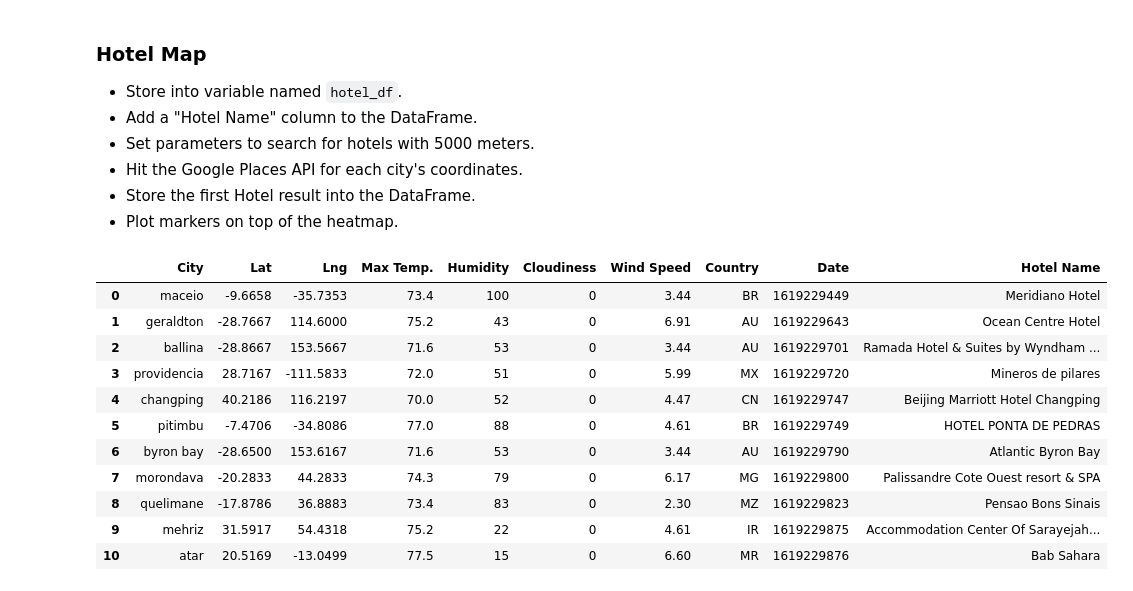
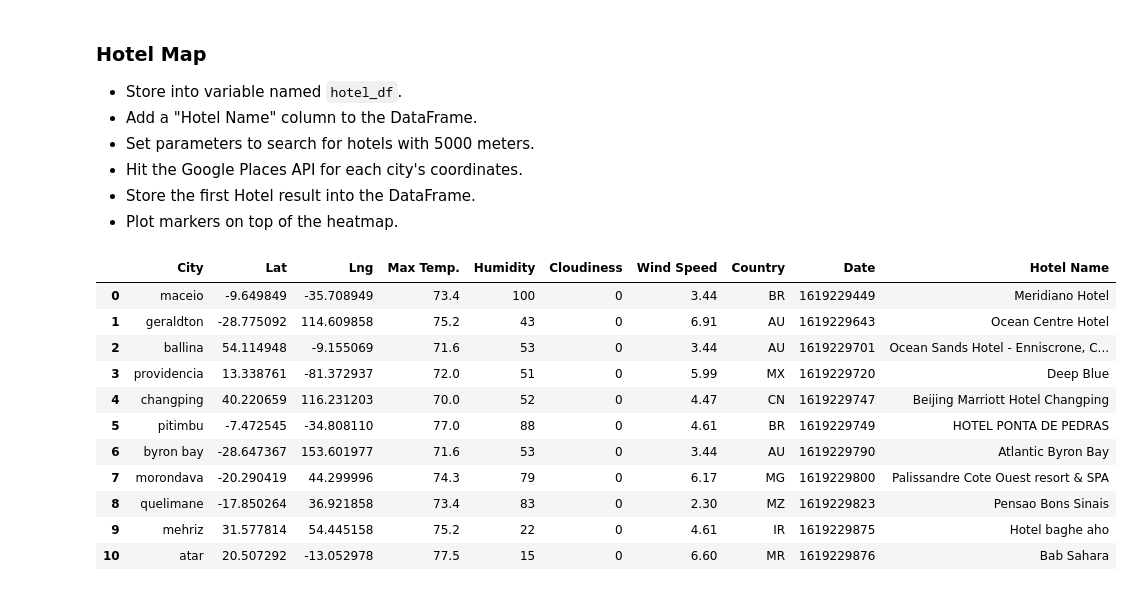
Before and after one commit to m36418o/python-api-challenge, a Jupyter notebook: VacationPy/VacationPy.ipynb, the cells around one changed output. Drawn from its saved outputs; the diff is of its cells as text; code cells hidden in the pictures.

```diff
--- a/VacationPy/VacationPy.ipynb
+++ b/VacationPy/VacationPy.ipynb
@@ -81,38 +81,54 @@ dropped_city_df
 # %%
 # Setting up hotels dataframe
 hotel_df = dropped_city_df
 hotel_df = hotel_df.drop(columns="index")
 hotel_df["Hotel Name"] = " "
-hotel_df
+# Setting precise city location
+params = {"key": g_key}
+
+# Loop through the cities_pd and run a lat/long search for each city
+for index, row in hotel_df.iterrows():
+    # Setting basic url
+    base_url = "https://maps.googleapis.com/maps/api/geocode/json"
+    city = row['City']
+    # Update address key value
+    params['address'] = f"{city}"
+    # Make request
+    cities_lat_lng = requests.get(base_url, params=params)
+    # Convert to json
+    cities_lat_lng = cities_lat_lng.json()
+    # Setting new locations
+    hotel_df.loc[index, "Lat"] = cities_lat_lng["results"][0]["geometry"]["location"]["lat"]
+    hotel_df.loc[index, "Lng"] = cities_lat_lng["results"][0]["geometry"]["location"]["lng"]
 # Setting url, query url, lat, and lng
 lat = 0
 lng = 0
 url = "https://maps.googleapis.com/maps/api/place/findplacefromtext/json?input=hotel&inputtype=textquery&fields=name&locationbias=circle:5000@"
 
 for index, row in hotel_df.iterrows():
     # Grabbing lat and lng and query url
     lat = row["Lat"]
     lng = row["Lng"]
     query_url = f"{url}{lat},{lng}&key={g_key}"
     # Request search
     response = requests.get(query_url).json()
     # Setting hotel name
     hotel_df.loc[index, "Hotel Name"] = response["candidates"][0]["name"]
 
 hotel_df
 # %% [output]
 |  | City | Lat | Lng | Max Temp. | Humidity | Cloudiness | Wind Speed | Country | Date | Hotel Name |
-| 0 | maceio | -9.6658 | -35.7353 | 73.4 | 100 | 0 | 3.44 | BR | 1619229449 | Meridiano Hotel |
-| 1 | geraldton | -28.7667 | 114.6000 | 75.2 | 43 | 0 | 6.91 | AU | 1619229643 | Ocean Centre Hotel |
-| 2 | ballina | -28.8667 | 153.5667 | 71.6 | 53 | 0 | 3.44 | AU | 1619229701 | Ramada Hotel & Suites by Wyndham ... |
-| 3 | providencia | 28.7167 | -111.5833 | 72.0 | 51 | 0 | 5.99 | MX | 1619229720 | Mineros de pilares |
-| 4 | changping | 40.2186 | 116.2197 | 70.0 | 52 | 0 | 4.47 | CN | 1619229747 | Beijing Marriott Hotel Changping |
-| 5 | pitimbu | -7.4706 | -34.8086 | 77.0 | 88 | 0 | 4.61 | BR | 1619229749 | HOTEL PONTA DE PEDRAS |
-| 6 | byron bay | -28.6500 | 153.6167 | 71.6 | 53 | 0 | 3.44 | AU | 1619229790 | Atlantic Byron Bay |
-| 7 | morondava | -20.2833 | 44.2833 | 74.3 | 79 | 0 | 6.17 | MG | 1619229800 | Palissandre Cote Ouest resort & SPA |
-| 8 | quelimane | -17.8786 | 36.8883 | 73.4 | 83 | 0 | 2.30 | MZ | 1619229823 | Pensao Bons Sinais |
-| 9 | mehriz | 31.5917 | 54.4318 | 75.2 | 22 | 0 | 4.61 | IR | 1619229875 | Accommodation Center Of Sarayejah... |
-| 10 | atar | 20.5169 | -13.0499 | 77.5 | 15 | 0 | 6.60 | MR | 1619229876 | Bab Sahara |
+| 0 | maceio | -9.649849 | -35.708949 | 73.4 | 100 | 0 | 3.44 | BR | 1619229449 | Meridiano Hotel |
+| 1 | geraldton | -28.775092 | 114.609858 | 75.2 | 43 | 0 | 6.91 | AU | 1619229643 | Ocean Centre Hotel |
+| 2 | ballina | 54.114948 | -9.155069 | 71.6 | 53 | 0 | 3.44 | AU | 1619229701 | Ocean Sands Hotel - Enniscrone, C... |
+| 3 | providencia | 13.338761 | -81.372937 | 72.0 | 51 | 0 | 5.99 | MX | 1619229720 | Deep Blue |
+| 4 | changping | 40.220659 | 116.231203 | 70.0 | 52 | 0 | 4.47 | CN | 1619229747 | Beijing Marriott Hotel Changping |
+| 5 | pitimbu | -7.472545 | -34.808110 | 77.0 | 88 | 0 | 4.61 | BR | 1619229749 | HOTEL PONTA DE PEDRAS |
+| 6 | byron bay | -28.647367 | 153.601977 | 71.6 | 53 | 0 | 3.44 | AU | 1619229790 | Atlantic Byron Bay |
+| 7 | morondava | -20.290419 | 44.299996 | 74.3 | 79 | 0 | 6.17 | MG | 1619229800 | Palissandre Cote Ouest resort & SPA |
+| 8 | quelimane | -17.850264 | 36.921858 | 73.4 | 83 | 0 | 2.30 | MZ | 1619229823 | Pensao Bons Sinais |
+| 9 | mehriz | 31.577814 | 54.445158 | 75.2 | 22 | 0 | 4.61 | IR | 1619229875 | Hotel baghe aho |
+| 10 | atar | 20.507292 | -13.052978 | 77.5 | 15 | 0 | 6.60 | MR | 1619229876 | Bab Sahara |
 # %%
 # NOTE: Do not change any of the code in this cell
 
```
Also changed, not shown: parts of 1 cell of this notebook, 2 other files.
